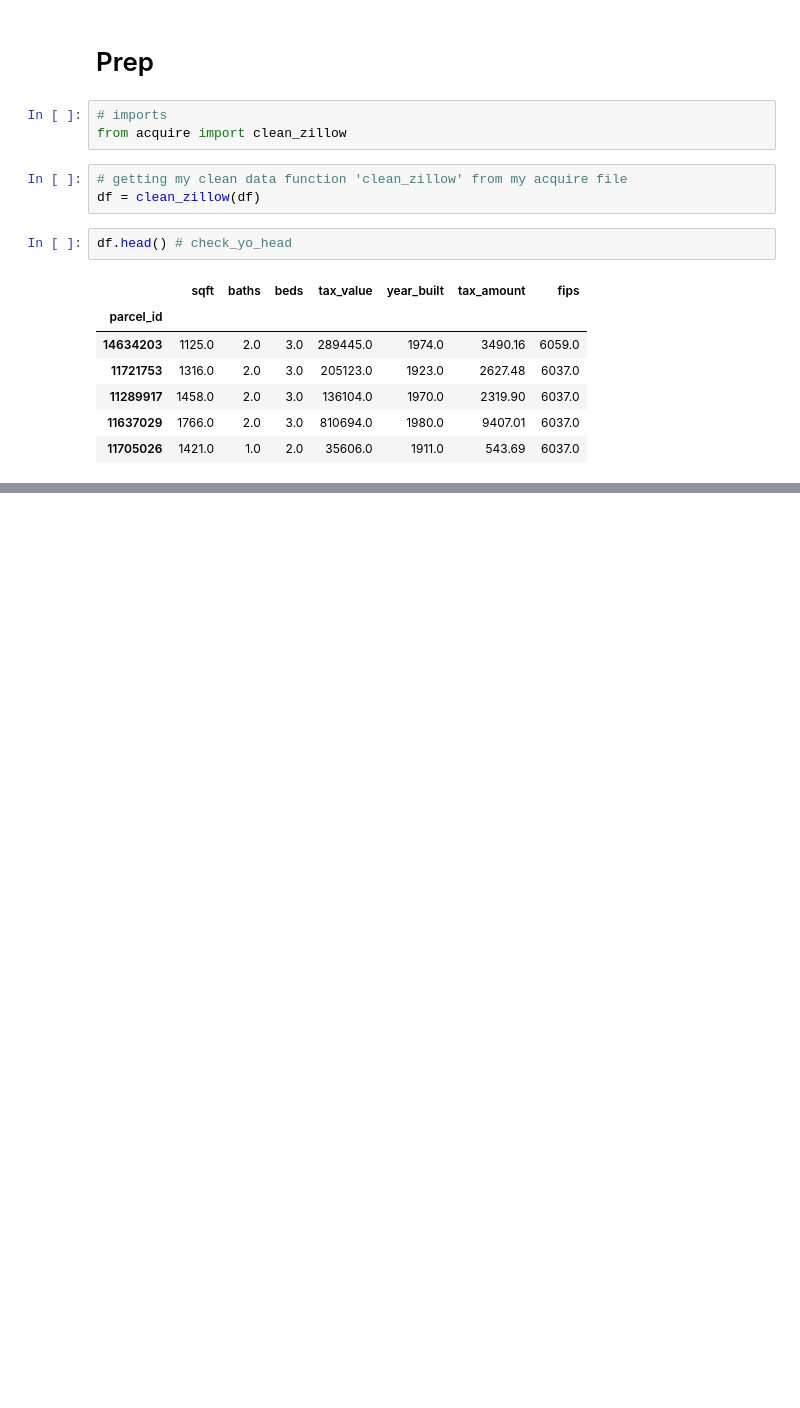
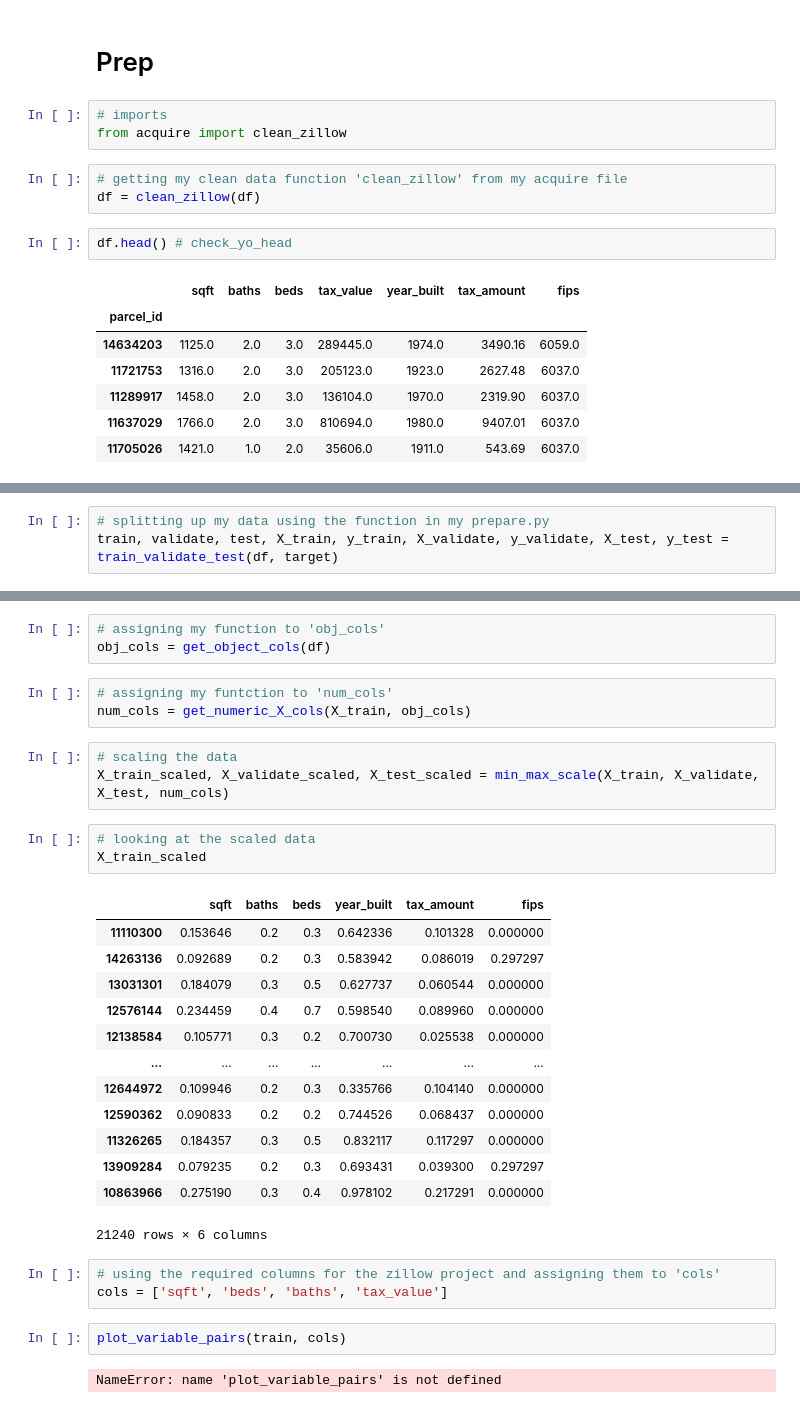
Before and after one commit to jamesallen0351/regression-project, a Jupyter notebook: scratchpad.ipynb, the cells around one changed output, grey strips where cells are left out. Drawn from its saved outputs; the diff is of its cells as text; blank space fills up the shorter version.

```diff
--- a/scratchpad.ipynb
+++ b/scratchpad.ipynb
@@ -136,0 +230,3 @@ df.describe()
+# %%
+# splitting up my data using the function in my prepare.py
+train, validate, test, X_train, y_train, X_validate, y_validate, X_test, y_test = train_validate_test(df, target)
@@ -136,0 +248,33 @@ df.describe()
+# %%
+# assigning my function to 'obj_cols'
+obj_cols = get_object_cols(df)
+# %%
+# assigning my funtction to 'num_cols'
+num_cols = get_numeric_X_cols(X_train, obj_cols)
+# %%
+# scaling the data
+X_train_scaled, X_validate_scaled, X_test_scaled = min_max_scale(X_train, X_validate, X_test, num_cols)
+# %%
+# looking at the scaled data
+X_train_scaled
+# %% [output]
+|  | sqft | baths | beds | year_built | tax_amount | fips |
+| 11110300 | 0.153646 | 0.2 | 0.3 | 0.642336 | 0.101328 | 0.000000 |
+| 14263136 | 0.092689 | 0.2 | 0.3 | 0.583942 | 0.086019 | 0.297297 |
+| 13031301 | 0.184079 | 0.3 | 0.5 | 0.627737 | 0.060544 | 0.000000 |
+| 12576144 | 0.234459 | 0.4 | 0.7 | 0.598540 | 0.089960 | 0.000000 |
+| 12138584 | 0.105771 | 0.3 | 0.2 | 0.700730 | 0.025538 | 0.000000 |
+| ... | ... | ... | ... | ... | ... | ... |
+| 12644972 | 0.109946 | 0.2 | 0.3 | 0.335766 | 0.104140 | 0.000000 |
+| 12590362 | 0.090833 | 0.2 | 0.2 | 0.744526 | 0.068437 | 0.000000 |
+| 11326265 | 0.184357 | 0.3 | 0.5 | 0.832117 | 0.117297 | 0.000000 |
+| 13909284 | 0.079235 | 0.2 | 0.3 | 0.693431 | 0.039300 | 0.297297 |
+| 10863966 | 0.275190 | 0.3 | 0.4 | 0.978102 | 0.217291 | 0.000000 |
+21240 rows × 6 columns
+# %%
+# using the required columns for the zillow project and assigning them to 'cols'
+cols = ['sqft', 'beds', 'baths', 'tax_value']
+# %%
+plot_variable_pairs(train, cols)
+# %% [output]
+NameError: name 'plot_variable_pairs' is not defined
```
Also changed, not shown: parts of 16 cells of this notebook, 2 other files.
